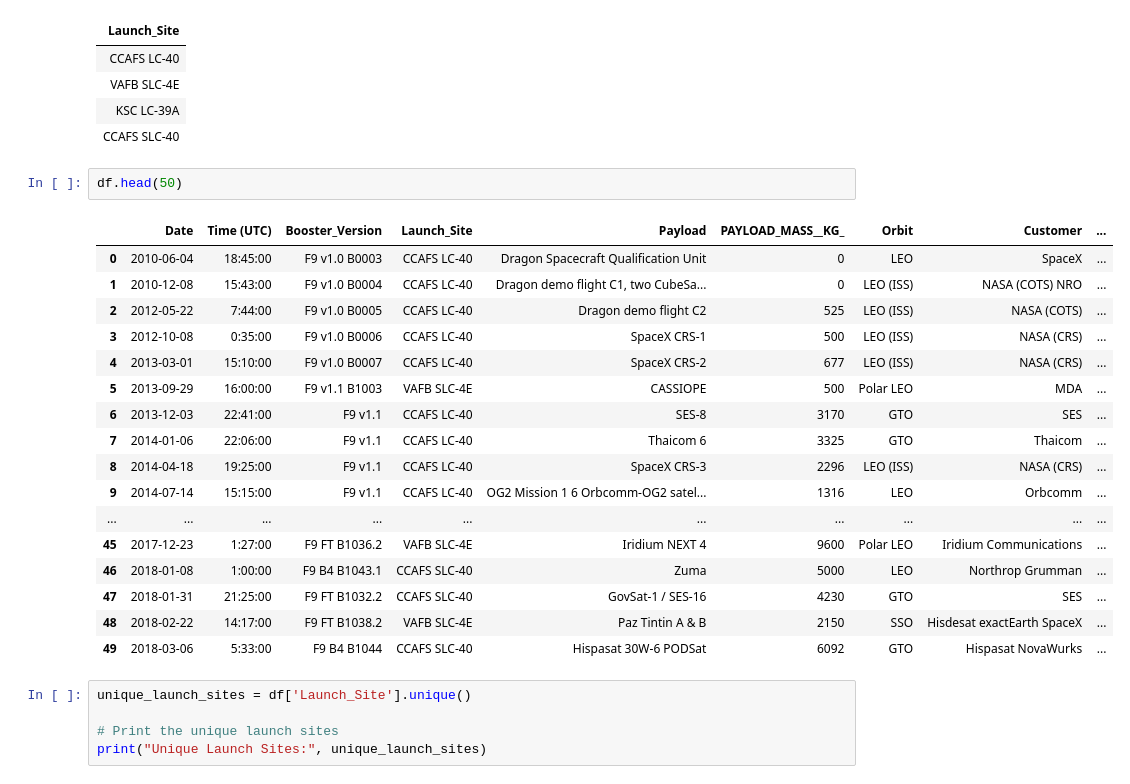
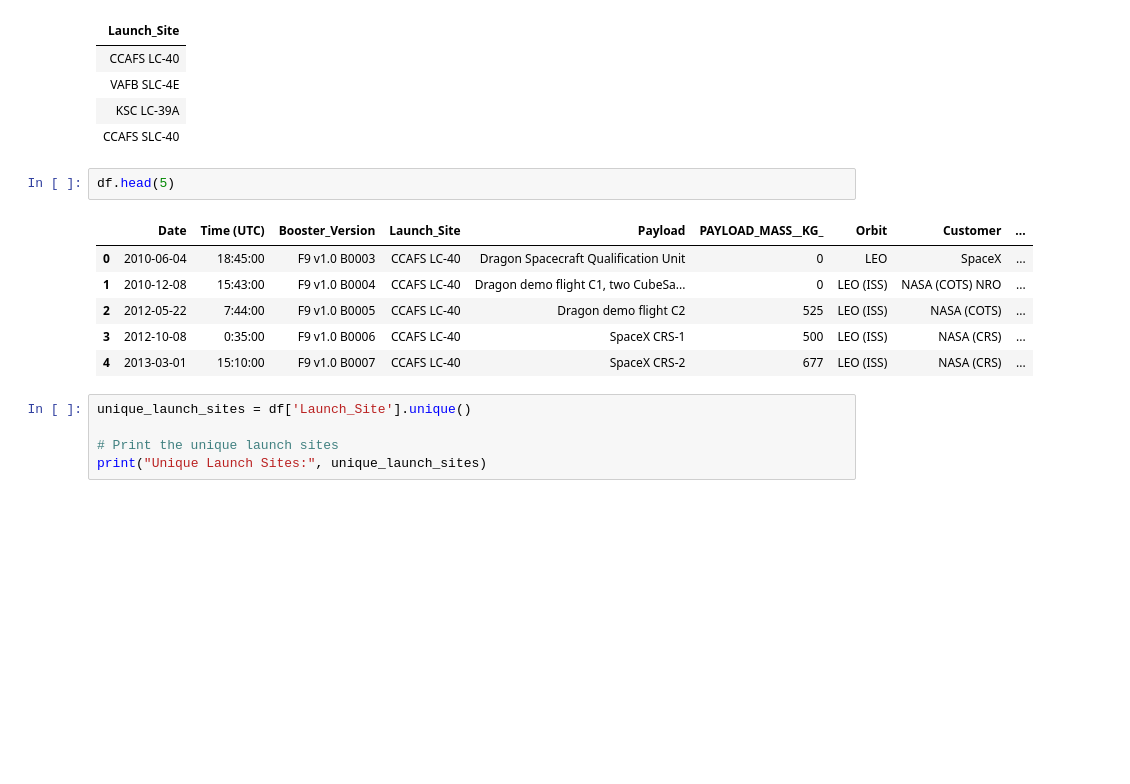
Before and after one commit to anghosh/DataSciecne, a Jupyter notebook: jupyter-labs-eda-sql-coursera_sqllite.ipynb, the cells around one changed output. Cells and saved outputs as stored; diff of their text form; blank space fills up the shorter version.

```diff
--- a/jupyter-labs-eda-sql-coursera_sqllite.ipynb
+++ b/jupyter-labs-eda-sql-coursera_sqllite.ipynb
@@ -144,25 +141,14 @@ Done.
 | KSC LC-39A |
 | CCAFS SLC-40 |
 # %%
-df.head(50)
+df.head(5)
 # %% [output]
 |  | Date | Time (UTC) | Booster_Version | Launch_Site | Payload | PAYLOAD_MASS__KG_ | Orbit | Customer | ... |
 | 0 | 2010-06-04 | 18:45:00 | F9 v1.0 B0003 | CCAFS LC-40 | Dragon Spacecraft Qualification Unit | 0 | LEO | SpaceX | ... |
 | 1 | 2010-12-08 | 15:43:00 | F9 v1.0 B0004 | CCAFS LC-40 | Dragon demo flight C1, two CubeSa... | 0 | LEO (ISS) | NASA (COTS) NRO | ... |
 | 2 | 2012-05-22 | 7:44:00 | F9 v1.0 B0005 | CCAFS LC-40 | Dragon demo flight C2 | 525 | LEO (ISS) | NASA (COTS) | ... |
 | 3 | 2012-10-08 | 0:35:00 | F9 v1.0 B0006 | CCAFS LC-40 | SpaceX CRS-1 | 500 | LEO (ISS) | NASA (CRS) | ... |
 | 4 | 2013-03-01 | 15:10:00 | F9 v1.0 B0007 | CCAFS LC-40 | SpaceX CRS-2 | 677 | LEO (ISS) | NASA (CRS) | ... |
-| 5 | 2013-09-29 | 16:00:00 | F9 v1.1 B1003 | VAFB SLC-4E | CASSIOPE | 500 | Polar LEO | MDA | ... |
-| 6 | 2013-12-03 | 22:41:00 | F9 v1.1 | CCAFS LC-40 | SES-8 | 3170 | GTO | SES | ... |
-| 7 | 2014-01-06 | 22:06:00 | F9 v1.1 | CCAFS LC-40 | Thaicom 6 | 3325 | GTO | Thaicom | ... |
-| 8 | 2014-04-18 | 19:25:00 | F9 v1.1 | CCAFS LC-40 | SpaceX CRS-3 | 2296 | LEO (ISS) | NASA (CRS) | ... |
-| 9 | 2014-07-14 | 15:15:00 | F9 v1.1 | CCAFS LC-40 | OG2 Mission 1 6 Orbcomm-OG2 satel... | 1316 | LEO | Orbcomm | ... |
-| ... | ... | ... | ... | ... | ... | ... | ... | ... | ... |
-| 45 | 2017-12-23 | 1:27:00 | F9 FT B1036.2 | VAFB SLC-4E | Iridium NEXT 4 | 9600 | Polar LEO | Iridium Communications | ... |
-| 46 | 2018-01-08 | 1:00:00 | F9 B4 B1043.1 | CCAFS SLC-40 | Zuma | 5000 | LEO | Northrop Grumman | ... |
-| 47 | 2018-01-31 | 21:25:00 | F9 FT B1032.2 | CCAFS SLC-40 | GovSat-1 / SES-16 | 4230 | GTO | SES | ... |
-| 48 | 2018-02-22 | 14:17:00 | F9 FT B1038.2 | VAFB SLC-4E | Paz Tintin A & B | 2150 | SSO | Hisdesat exactEarth SpaceX | ... |
-| 49 | 2018-03-06 | 5:33:00 | F9 B4 B1044 | CCAFS SLC-40 | Hispasat 30W-6 PODSat | 6092 | GTO | Hispasat NovaWurks | ... |
 # %%
 unique_launch_sites = df['Launch_Site'].unique()
 
```
Also changed, not shown: parts of 4 cells of this notebook.
